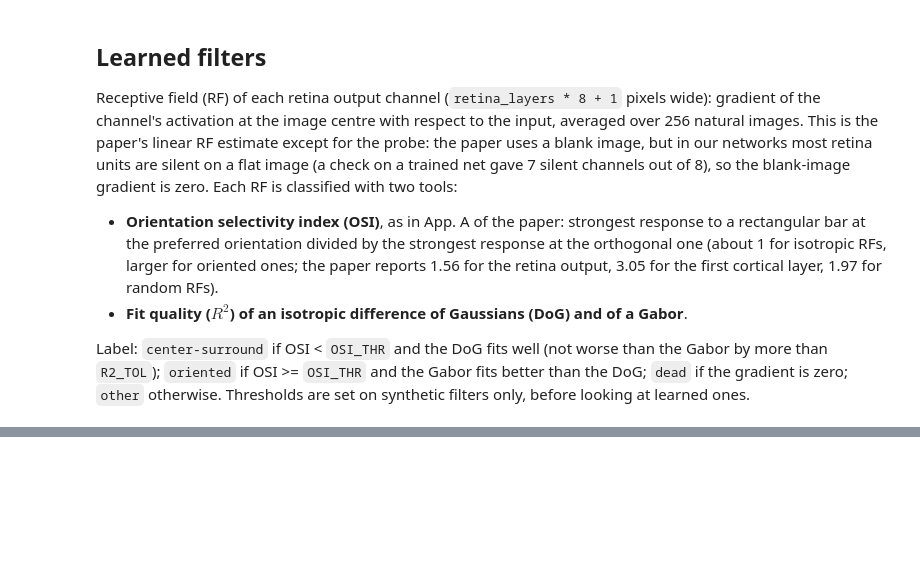
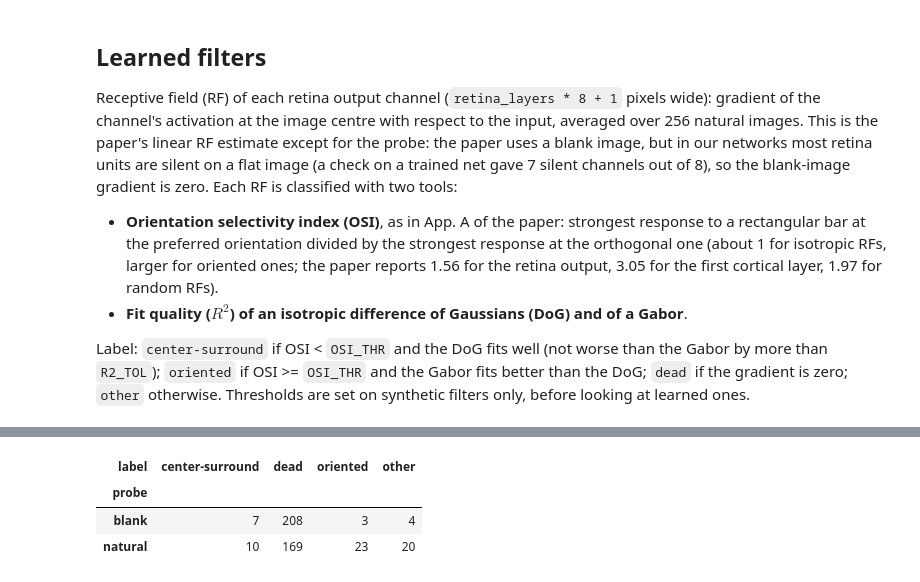
Before and after one commit to capialbino/dl-retina-bottleneck, a Jupyter notebook: retina_bottleneck.ipynb, the cells around one changed output, grey strips where cells are left out. Saved outputs shown, nothing was run; the diff lists cells and outputs as text; code cells hidden in the pictures; blank space fills up the shorter version.

```diff
--- a/retina_bottleneck.ipynb
+++ b/retina_bottleneck.ipynb
@@ -459,0 +685,28 @@ depth
+# %%
+# Retina receptive fields of the control networks with two probes (natural images; flat mid-gray image = the paper's blank-image probe), then the same labels as the sweep.
+CTRL_FILTERS_CSV = Path('results/control_filters.csv')
+
+def ctrl_model(b, cl, s):
+    model = PaperNet(b, cl)
+    model.load_state_dict(torch.load(CTRL_CKPT / f'cifar10_b{b}_c{cl}_s{s}.pt', map_location='cpu'))
+    return model.to(DEVICE).eval()
+
+if CTRL_FILTERS_CSV.exists():
+    ctrl_filters = pd.read_csv(CTRL_FILTERS_CSV)
+else:
+    nat = cifar_splits()[1][0][torch.randperm(10000, generator=torch.Generator().manual_seed(0))[:256]].float().div(255).to(DEVICE)
+    blank = torch.full((1, 1, CTRL_SIZE, CTRL_SIZE), 0.5, device=DEVICE)
+    rows = []
+    for b, cl, s in itertools.product(CTRL_BOTTLENECKS, CTRL_CORTEX, SEEDS):
+        model = ctrl_model(b, cl, s)
+        for probe, imgs in (('natural', nat), ('blank', blank)):
+            for ch, rf in enumerate(retina_rfs(model, imgs, size=CTRL_SIZE)):
+                rows.append(dict(probe=probe, seed=s, channel=ch, bottleneck=b, cortex_layers=cl, **filter_stats(rf)))
+    ctrl_filters = pd.DataFrame(rows)
+    ctrl_filters.to_csv(CTRL_FILTERS_CSV, index=False)
+ctrl_filters.groupby(['probe', 'label']).size().unstack(fill_value=0)
+# %% [output]
+| label | center-surround | dead | oriented | other |
+| probe |  |  |  |  |
+| blank | 7 | 208 | 3 | 4 |
+| natural | 10 | 169 | 23 | 20 |
```
Also changed, not shown: parts of 15 cells of this notebook, 4 other files.
